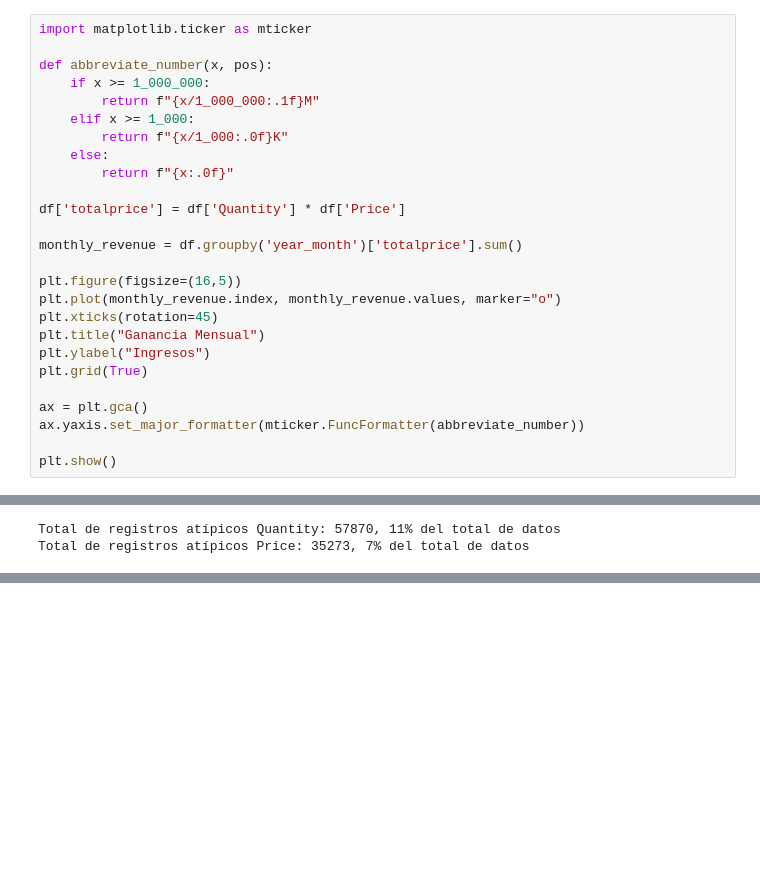
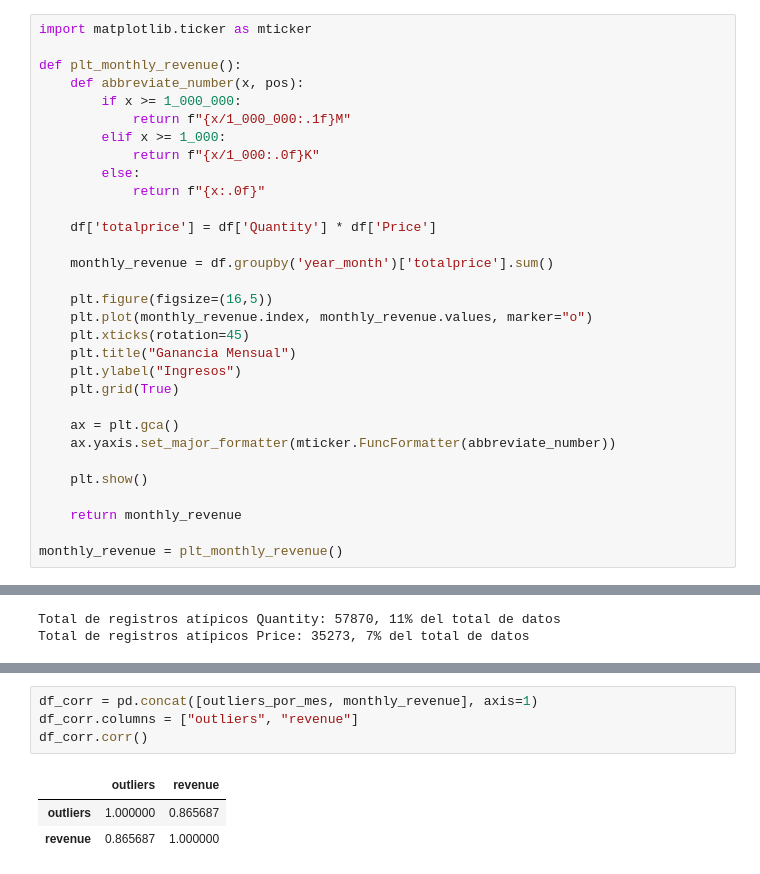
Before and after one commit to DaLeedev/CLTV_PROJECT, a Jupyter notebook: notebooks/01_Exploracion Inicial.ipynb, the cells around one changed output, grey strips where cells are left out. Cells and saved outputs as stored; diff of their text form; blank space fills up the shorter version.

```diff
--- a/notebooks/01_Exploracion Inicial.ipynb
+++ b/notebooks/01_Exploracion Inicial.ipynb
@@ -223,29 +223,34 @@ df.head()
 # %%
 import matplotlib.ticker as mticker
 
-def abbreviate_number(x, pos):
-    if x >= 1_000_000:
-        return f"{x/1_000_000:.1f}M"
-    elif x >= 1_000:
-        return f"{x/1_000:.0f}K"
-    else:
-        return f"{x:.0f}"
+def plt_monthly_revenue():
+    def abbreviate_number(x, pos):
+        if x >= 1_000_000:
+            return f"{x/1_000_000:.1f}M"
+        elif x >= 1_000:
+            return f"{x/1_000:.0f}K"
+        else:
+            return f"{x:.0f}"
 
-df['totalprice'] = df['Quantity'] * df['Price']
+    df['totalprice'] = df['Quantity'] * df['Price']
 
-monthly_revenue = df.groupby('year_month')['totalprice'].sum()
+    monthly_revenue = df.groupby('year_month')['totalprice'].sum()
 
-plt.figure(figsize=(16,5))
-plt.plot(monthly_revenue.index, monthly_revenue.values, marker="o")
-plt.xticks(rotation=45)
-plt.title("Ganancia Mensual")
-plt.ylabel("Ingresos")
-plt.grid(True)
+    plt.figure(figsize=(16,5))
+    plt.plot(monthly_revenue.index, monthly_revenue.values, marker="o")
+    plt.xticks(rotation=45)
+    plt.title("Ganancia Mensual")
+    plt.ylabel("Ingresos")
+    plt.grid(True)
 
-ax = plt.gca()
-ax.yaxis.set_major_formatter(mticker.FuncFormatter(abbreviate_number))
+    ax = plt.gca()
+    ax.yaxis.set_major_formatter(mticker.FuncFormatter(abbreviate_number))
 
-plt.show()
+    plt.show()
+
+    return monthly_revenue
+
+monthly_revenue = plt_monthly_revenue()
 # %% [output]
 [figure]
 # %%
@@ -338,0 +344,8 @@ plt.show()
+# %%
+df_corr = pd.concat([outliers_por_mes, monthly_revenue], axis=1)
+df_corr.columns = ["outliers", "revenue"]
+df_corr.corr()
+# %% [output]
+|  | outliers | revenue |
+| outliers | 1.000000 | 0.865687 |
+| revenue | 0.865687 | 1.000000 |
```
Also changed, not shown: parts of 5 cells of this notebook.
